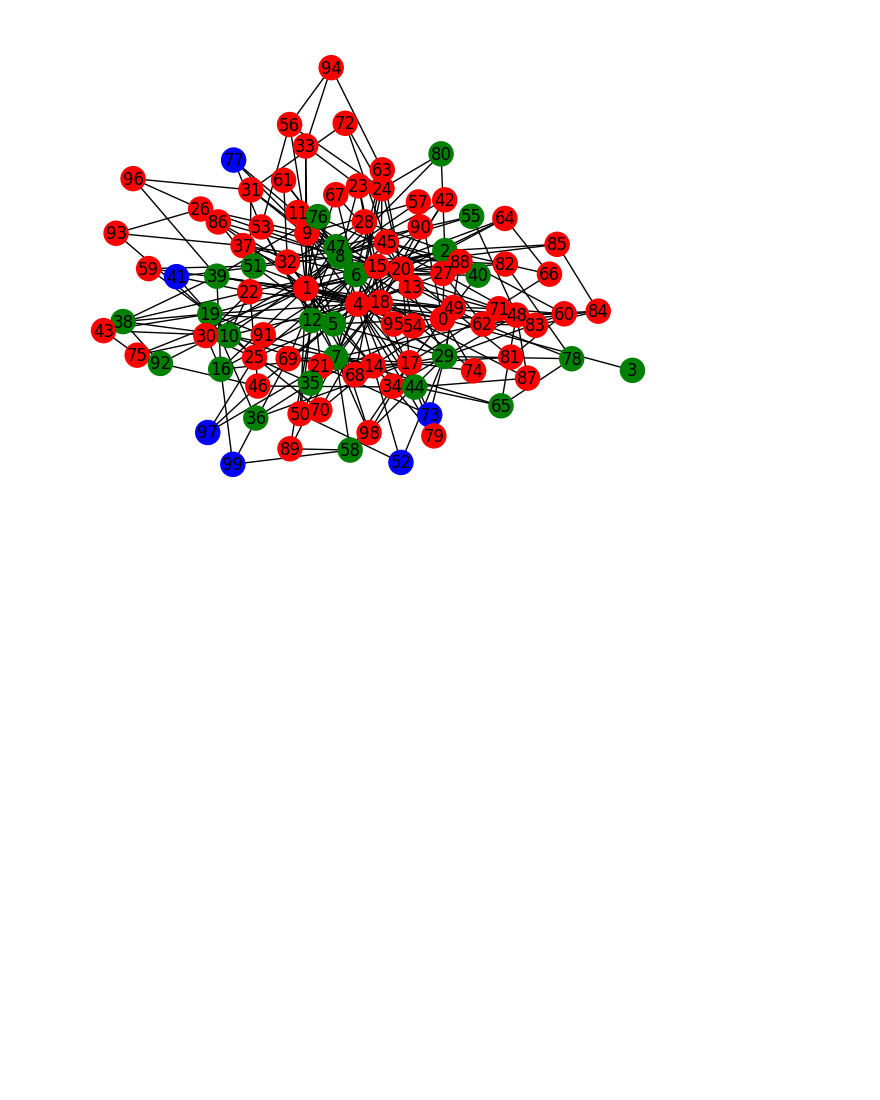
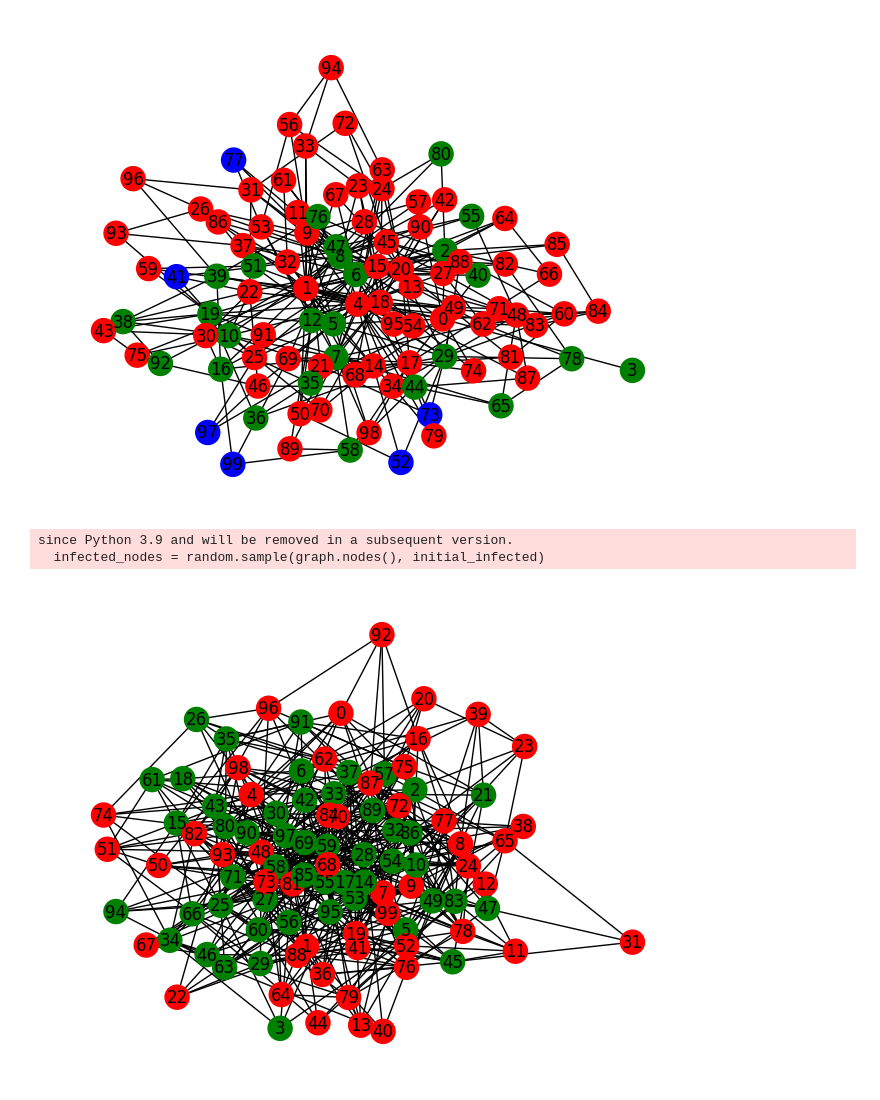
Before and after one commit to JeffersonEspinalA/Prueba, a Jupyter notebook: TF_Complex.ipynb, the cells around one changed output. Cells and saved outputs as stored; diff of their text form; code cells hidden in the pictures; blank space fills up the shorter version.

```diff
--- a/TF_Complex.ipynb
+++ b/TF_Complex.ipynb
@@ -129,3 +69,72 @@ plot_population(graph, population)
 since Python 3.9 and will be removed in a subsequent version.
   infected_nodes = random.sample(graph.nodes(), initial_infected)
 [figure]
+# %%
+import networkx as nx
+import random
+import matplotlib.pyplot as plt
+
+def initialize_population(graph, initial_infected):
+    population = {}
+    for node in graph.nodes():
+        population[node] = "S"  # Todos los nodos son susceptibles (S)
+    infected_nodes = random.sample(graph.nodes(), initial_infected)
+    for node in infected_nodes:
+        population[node] = "I"  # Algunos nodos iniciales se marcan como infectados (I)
+    return population
+
+def simulate_spread(graph, population, infection_rate, recovery_rate, max_iterations):
+    for _ in range(max_iterations):
+        next_population = population.copy()
+        for node in graph.nodes():
+            if population[node] == "I":
+                # Nodo infectado
+                neighbors = list(graph.neighbors(node))
+                for neighbor in neighbors:
+                    if population[neighbor] == "S":
+                        # Vecino susceptible
+                        if random.random() < infection_rate:
+                            next_population[neighbor] = "I"  # Se infecta
+            if population[node] == "I":
+                # Nodo infectado
+                if random.random() < recovery_rate:
+                    next_population[node] = "R"  # Se recupera
+        population = next_population
+    return population
+
+def plot_population(graph, population):
+    pos = nx.spring_layout(graph)
+    node_colors = []
+    for node in graph.nodes():
+        if population[node] == "S":
+            node_colors.append("blue")  # Susceptible: azul
+        elif population[node] == "I":
+            node_colors.append("red")  # Infectado: rojo
+        else:
+            node_colors.append("green")  # Recuperado: verde
+    nx.draw(graph, pos, node_color=node_colors, with_labels=True)
+    plt.show()
+
+# Parámetros de simulación
+N = 100  # Número de nodos
+p = 0.1  # Probabilidad de conexión entre dos nodos
+initial_infected = 5  # Número inicial de nodos infectados
+infection_rate = 0.2  # Tasa de infección
+recovery_rate = 0.1  # Tasa de recuperación
+max_iterations = 10  # Número máximo de iteraciones
+
+# Generar red Erdos Renyi
+graph = nx.erdos_renyi_graph(N, p)
+
+# Inicializar población
+population = initialize_population(graph, initial_infected)
+
+# Simular propagación del COVID-19
+population = simulate_spread(graph, population, infection_rate, recovery_rate, max_iterations)
+
+# Graficar población
+plot_population(graph, population)
+# %% [output]
+since Python 3.9 and will be removed in a subsequent version.
+  infected_nodes = random.sample(graph.nodes(), initial_infected)
+[figure, added]
```
Also changed, not shown: parts of 4 cells of this notebook.
